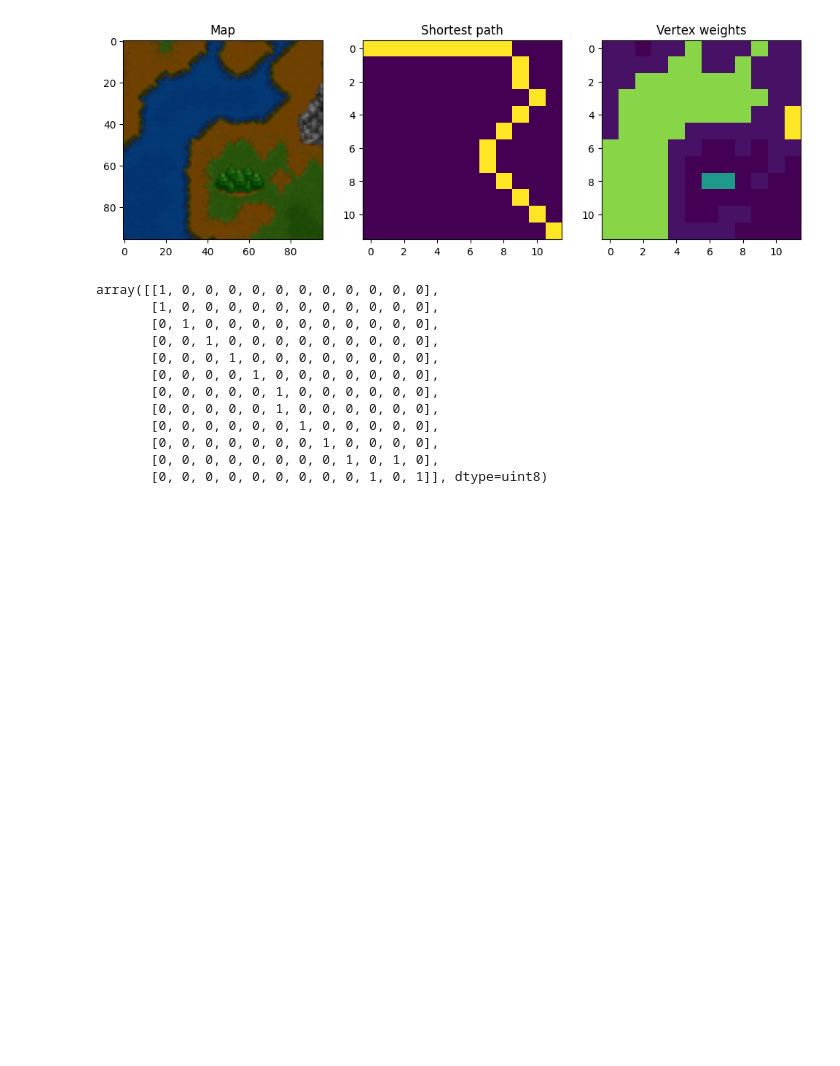
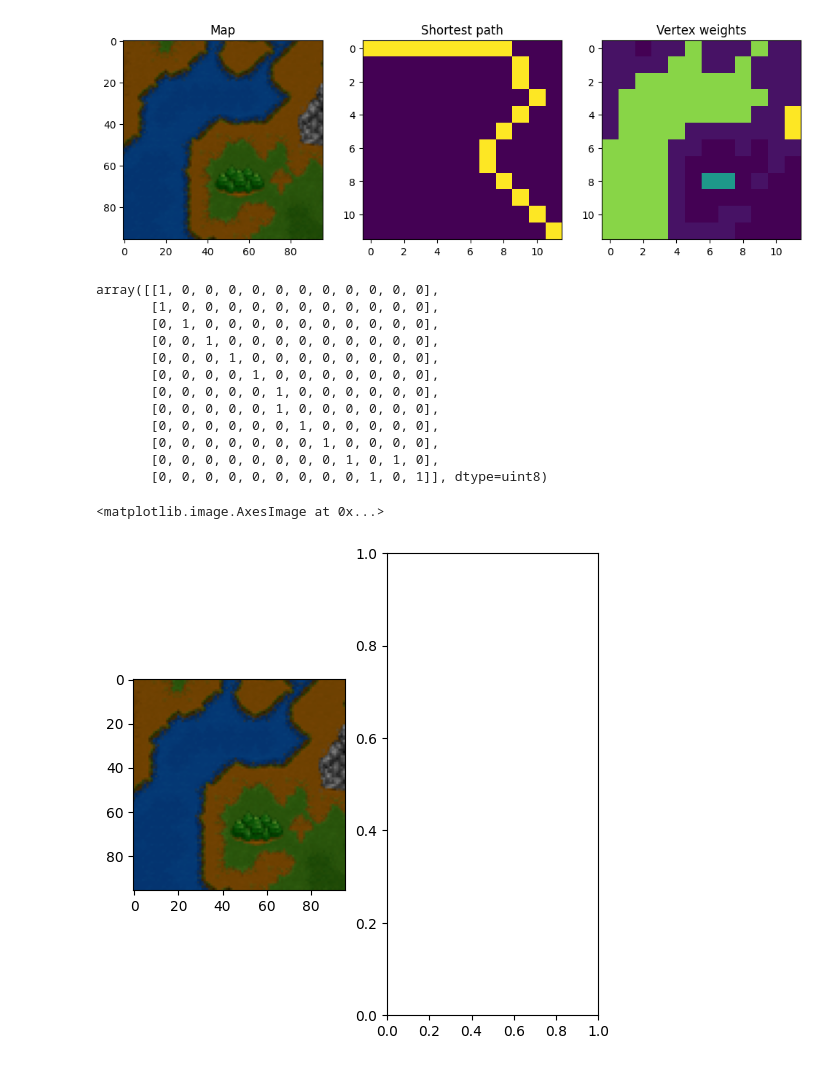
Before and after one commit to aavashsubedi/masters_project, a Jupyter notebook: notebooks/visualise_data.ipynb, the cells around one changed output. Drawn from its saved outputs; the diff is of its cells as text; code cells hidden in the pictures; blank space fills up the shorter version.

```diff
--- a/notebooks/visualise_data.ipynb
+++ b/notebooks/visualise_data.ipynb
@@ -54,3 +54,13 @@ array([[1, 0, 0, 0, 0, 0, 0, 0, 0, 0, 0, 0],
        [0, 0, 0, 0, 0, 0, 0, 1, 0, 0, 0, 0],
        [0, 0, 0, 0, 0, 0, 0, 0, 1, 0, 1, 0],
        [0, 0, 0, 0, 0, 0, 0, 0, 0, 1, 0, 1]], dtype=uint8)
+# %%
+FILE = None # Filepath here
+image = np.load(FILE)
+
+fig, ax = plt.subplots(1,2, figsize=(6,6))
+ax[0].imshow(image.astype(np.uint8))
+ax[1].imshow() # Smoothed image here
+# %% [output]
+<matplotlib.image.AxesImage at 0x...>
+[figure, added]
```
Also changed, not shown: parts of 1 cell of this notebook, 9 other files.
